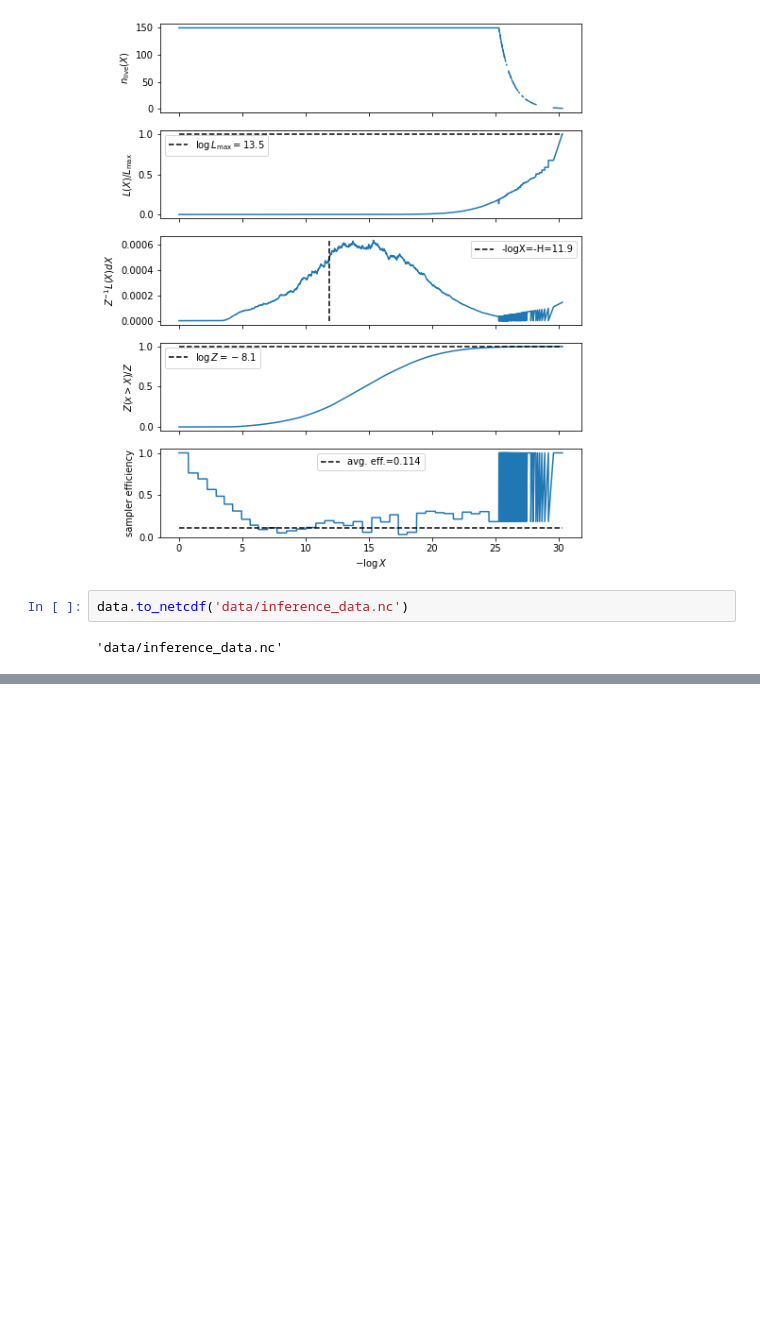
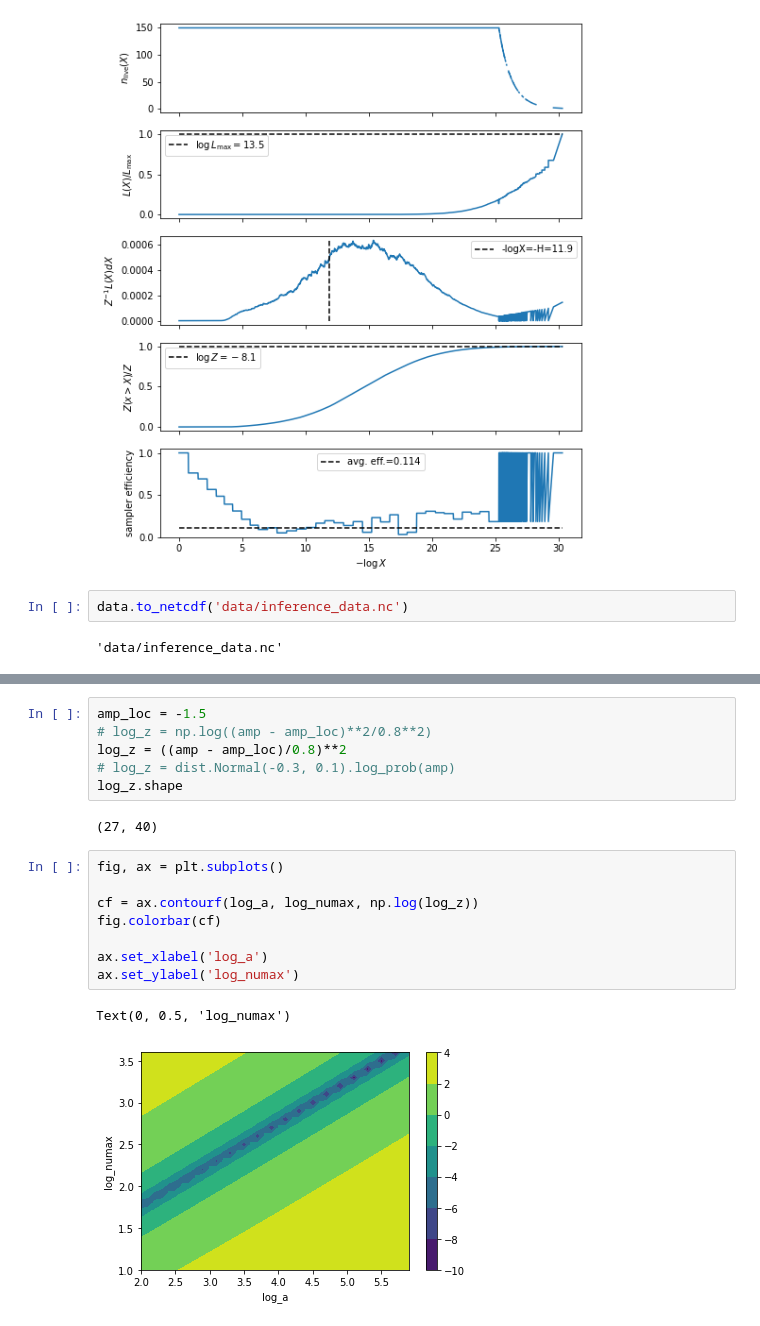
Before and after one commit to alexlyttle/asterion, a Jupyter notebook: notebook/updated_glitch_example.ipynb, the cells around one changed output, grey strips where cells are left out. Drawn from its saved outputs; the diff is of its cells as text; blank space fills up the shorter version.

```diff
--- a/notebook/updated_glitch_example.ipynb
+++ b/notebook/updated_glitch_example.ipynb
@@ -170,0 +279,19 @@ data.to_netcdf('data/inference_data.nc')
+# %%
+amp_loc = -1.5
+# log_z = np.log((amp - amp_loc)**2/0.8**2)
+log_z = ((amp - amp_loc)/0.8)**2
+# log_z = dist.Normal(-0.3, 0.1).log_prob(amp)
+log_z.shape
+# %% [output]
+(27, 40)
+# %%
+fig, ax = plt.subplots()
+
+cf = ax.contourf(log_a, log_numax, np.log(log_z))
+fig.colorbar(cf)
+
+ax.set_xlabel('log_a')
+ax.set_ylabel('log_numax')
+# %% [output]
+Text(0, 0.5, 'log_numax')
+[figure, added]
```
Also changed, not shown: parts of 13 cells of this notebook.
